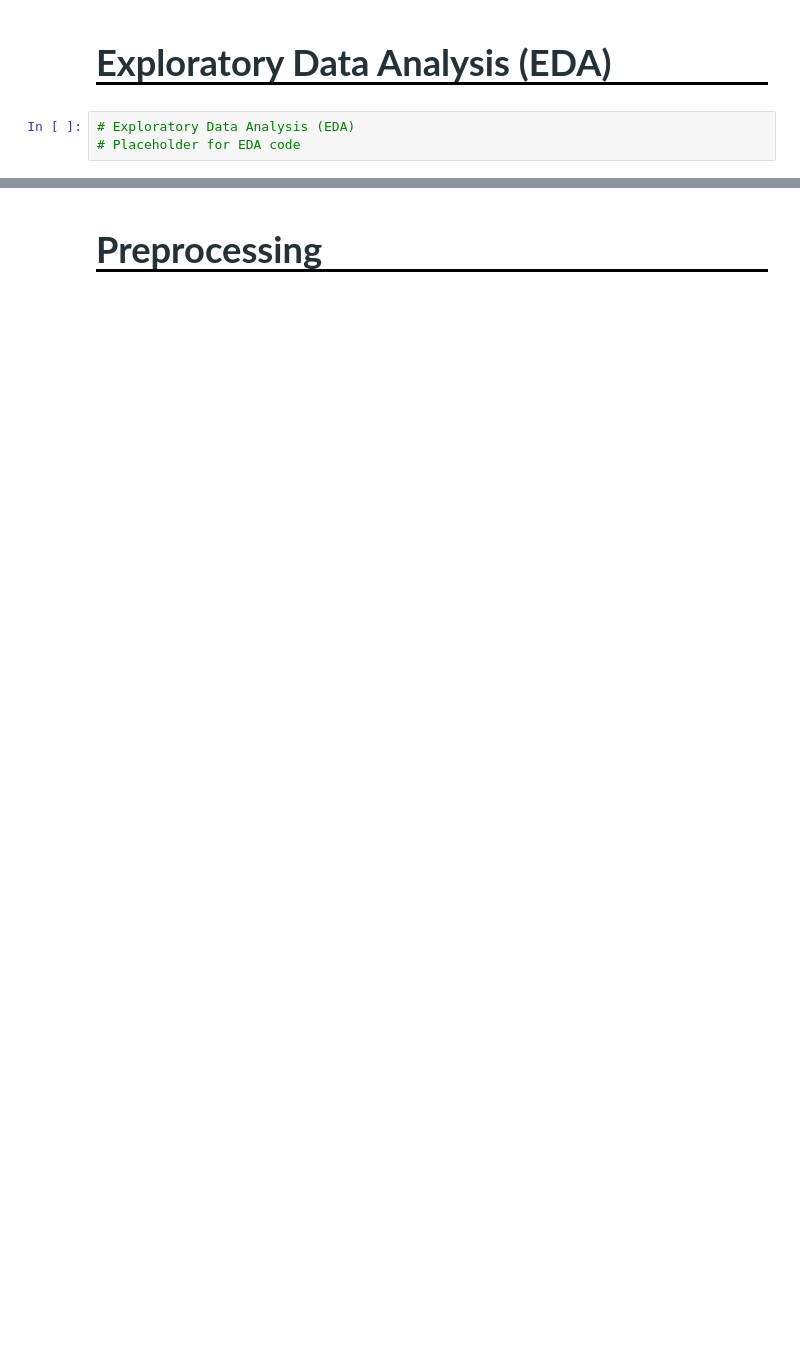
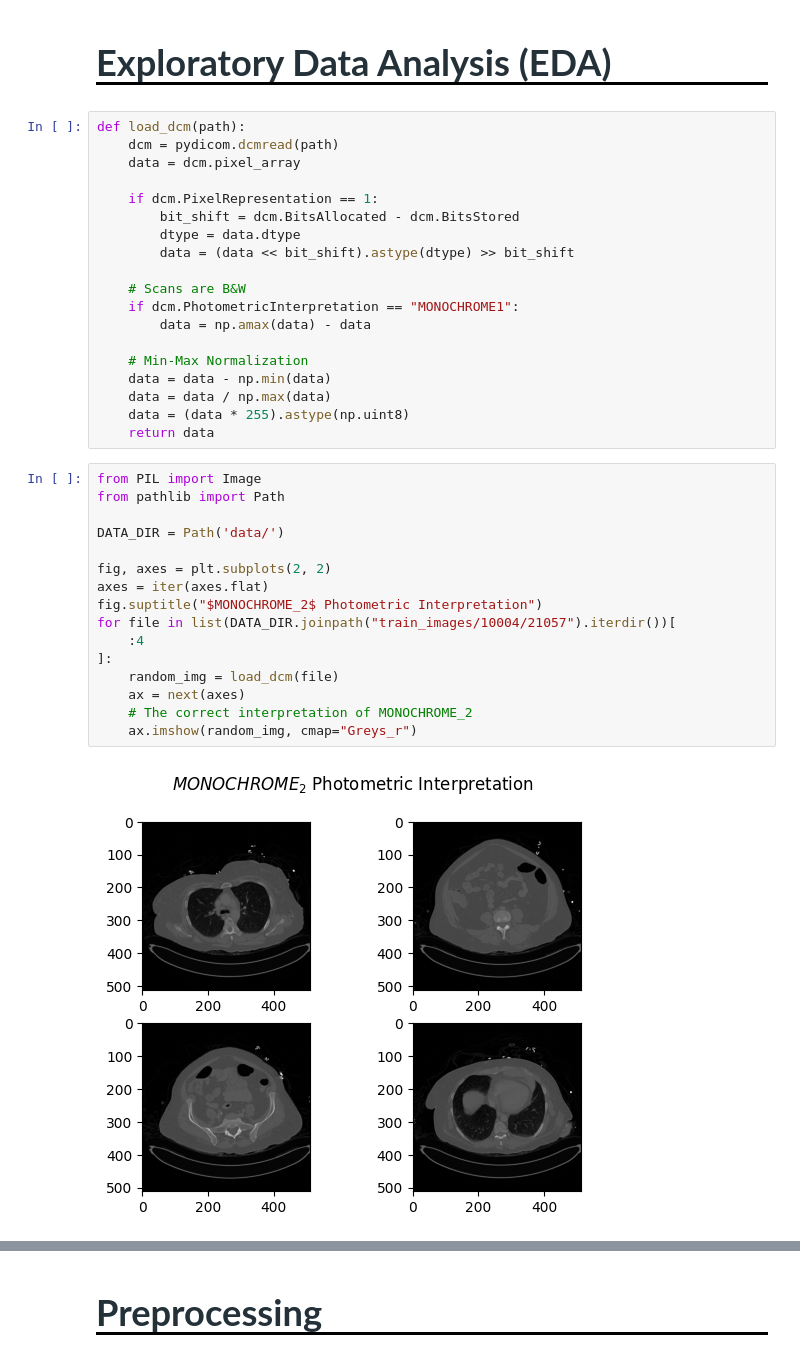
Before and after one commit to JD-DS/Abdominal-Trauma-Detection-in-Images, a Jupyter notebook: rsna_Project_Report.ipynb, the cells around one changed output, grey strips where cells are left out. Drawn from its saved outputs; the diff is of its cells as text; blank space fills up the shorter version.

```diff
--- a/rsna_Project_Report.ipynb
+++ b/rsna_Project_Report.ipynb
@@ -134,5 +329,39 @@ Downloading rsna-2023-abdominal-trauma-detection.zip to /home/jack/github/rsna
 # %% [markdown]
 # <p style="font-family:JetBrains Mono; font-weight:bold; letter-spacing: 2px; color:#243139; font-size:140%; text-align:left;padding: 0px; border-bottom: 3px solid #000000"> <a name="eda"></a>Exploratory Data Analysis (EDA)</p>
-# %%
-# Exploratory Data Analysis (EDA)
-# Placeholder for EDA code
+# %%
+def load_dcm(path):
+    dcm = pydicom.dcmread(path)
+    data = dcm.pixel_array
+
+    if dcm.PixelRepresentation == 1:
+        bit_shift = dcm.BitsAllocated - dcm.BitsStored
+        dtype = data.dtype
+        data = (data << bit_shift).astype(dtype) >> bit_shift
+
+    # Scans are B&W
+    if dcm.PhotometricInterpretation == "MONOCHROME1":
+        data = np.amax(data) - data
+
+    # Min-Max Normalization
+    data = data - np.min(data)
+    data = data / np.max(data)
+    data = (data * 255).astype(np.uint8)
+    return data
+# %%
+from PIL import Image
+from pathlib import Path
+
+DATA_DIR = Path('data/')
+
+fig, axes = plt.subplots(2, 2)
+axes = iter(axes.flat)
+fig.suptitle("$MONOCHROME_2$ Photometric Interpretation")
+for file in list(DATA_DIR.joinpath("train_images/10004/21057").iterdir())[
+    :4
+]:
+    random_img = load_dcm(file)
+    ax = next(axes)
+    # The correct interpretation of MONOCHROME_2
+    ax.imshow(random_img, cmap="Greys_r")
+# %% [output]
+[figure, added]
```
Also changed, not shown: parts of 53 cells of this notebook.
